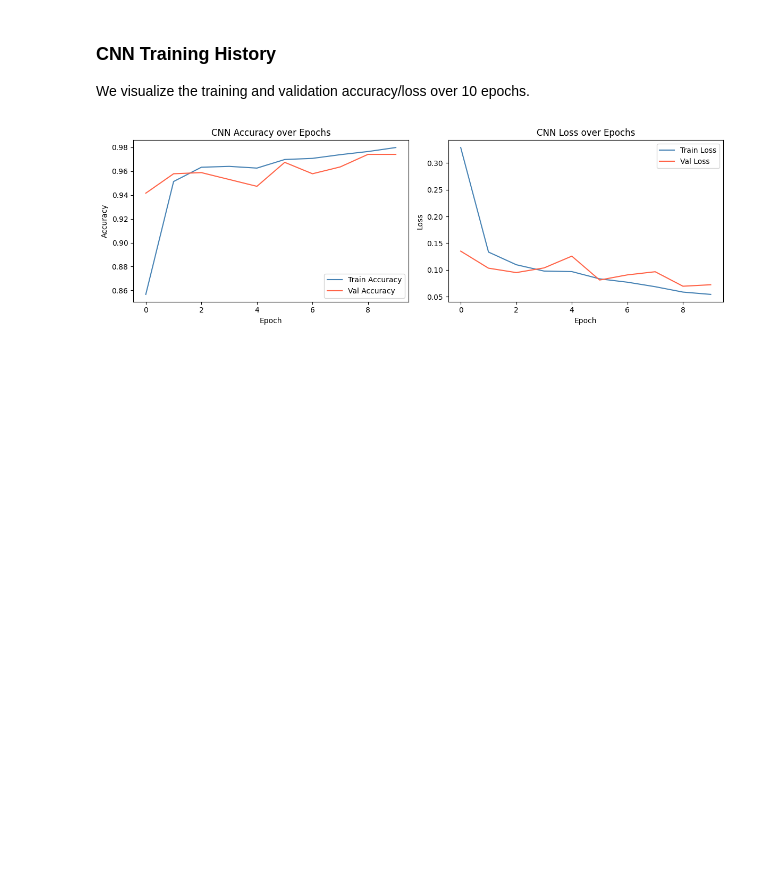
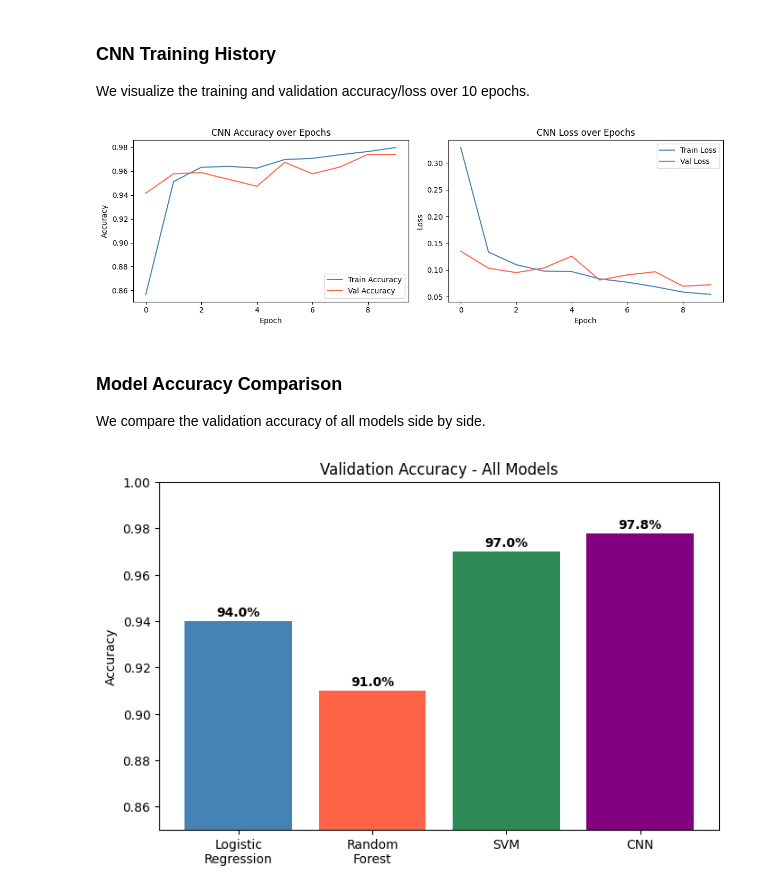
Before and after one commit to eliezaylaa/zoidberg, a Jupyter notebook: chest_Xray/zoidberg.ipynb, the cells around one changed output. Drawn from its saved outputs; the diff is of its cells as text; code cells hidden in the pictures; blank space fills up the shorter version.

Commit message:
feat: add model accuracy comparison bar chart

```diff
--- a/chest_Xray/zoidberg.ipynb
+++ b/chest_Xray/zoidberg.ipynb
@@ -628,3 +628,22 @@ plt.tight_layout()
 plt.show()
 # %% [output]
 [figure]
+# %% [markdown]
+### Model Accuracy Comparison
+We compare the validation accuracy of all models side by side.
+# %%
+models = ['Logistic\nRegression', 'Random\nForest', 'SVM', 'CNN']
+accuracies = [0.94, 0.91, 0.97, 0.978]
+colors = ['steelblue', 'tomato', 'seagreen', 'purple']
+
+plt.figure(figsize=(8, 5))
+bars = plt.bar(models, accuracies, color=colors)
+plt.title('Validation Accuracy - All Models')
+plt.ylabel('Accuracy')
+plt.ylim(0.85, 1.0)
+for bar, acc in zip(bars, accuracies):
+    plt.text(bar.get_x() + bar.get_width()/2, bar.get_height() + 0.002,
+             f'{acc:.1%}', ha='center', fontweight='bold')
+plt.show()
+# %% [output]
+[figure, added]
```
